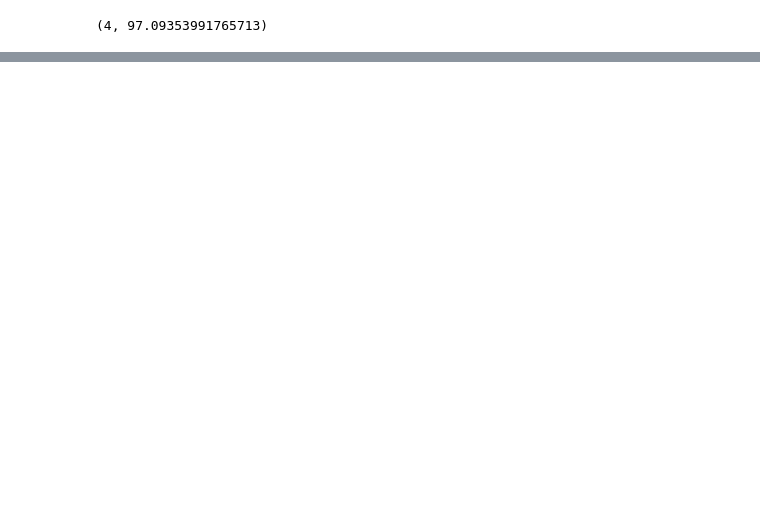
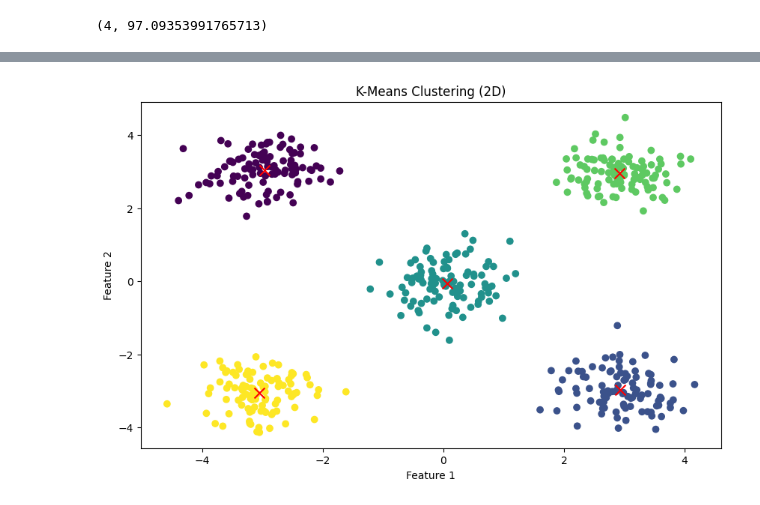
Before and after one commit to Daniel-PosadaPUJ/Proyecto1_ALC, a Jupyter notebook: notebooks/kmeans_punto1.ipynb, the cells around one changed output, grey strips where cells are left out. Cells and saved outputs as stored; diff of their text form; code cells hidden in the pictures; blank space fills up the shorter version.

```diff
--- a/notebooks/kmeans_punto1.ipynb
+++ b/notebooks/kmeans_punto1.ipynb
@@ -296,0 +401,13 @@ plot_elbow_method(data_3d_to_fit)
+# %%
+# Inicialización de semilla aleatoria fija
+RANDOM_SEED3 = 100
+np.random.seed(RANDOM_SEED3)
+
+# Creación del objeto KMeans para 2 dimensiones con 5 clusters.
+kmeans2d_seed3 = KMeans(n_clusters=5, random_state=RANDOM_SEED3)
+kmeans2d_seed3.fit(data_2d_to_fit)
+
+# Visualización de los clusters en 2D
+plot_kmeans_clusters(data_2d_to_fit, kmeans2d_seed3)
+# %% [output]
+[figure, added]
```
Also changed, not shown: parts of 15 cells of this notebook, 2 other files.
